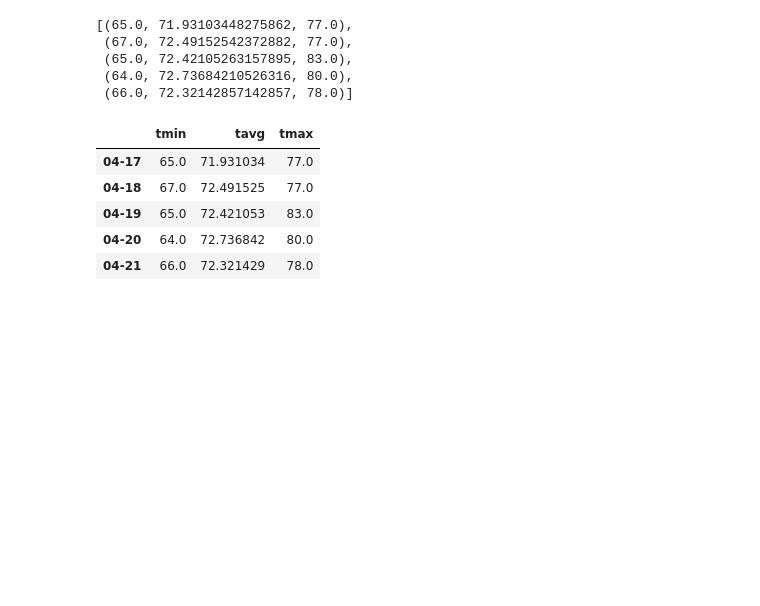
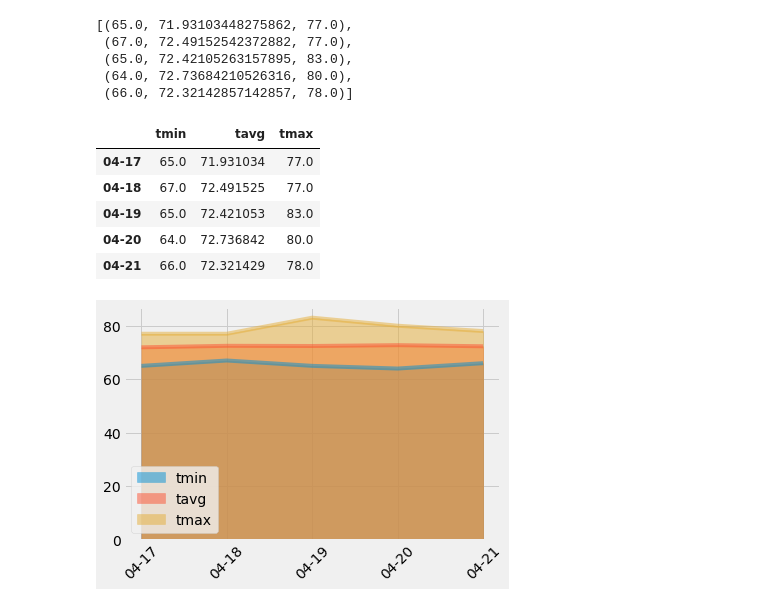
Before and after one commit to timsamson/sqlalchemy-challenge, a Jupyter notebook: climate.ipynb, the cells around one changed output. Drawn from its saved outputs; the diff is of its cells as text; code cells hidden in the pictures; blank space fills up the shorter version.

Commit message:
update to app.py and final graph added to notebook

```diff
--- a/climate.ipynb
+++ b/climate.ipynb
@@ -396,3 +361,8 @@ trip_normals_df
 | 04-21 | 66.0 | 72.321429 | 78.0 |
 # %%
 # Plot the daily normals as an area plot with `stacked=False`
+trip_normals_df.plot.area(stacked=False)
+plt.xticks(rotation=45)
+plt.show()
+# %% [output]
+[figure, added]
```
Also changed, not shown: parts of 3 cells of this notebook, 1 other file.
